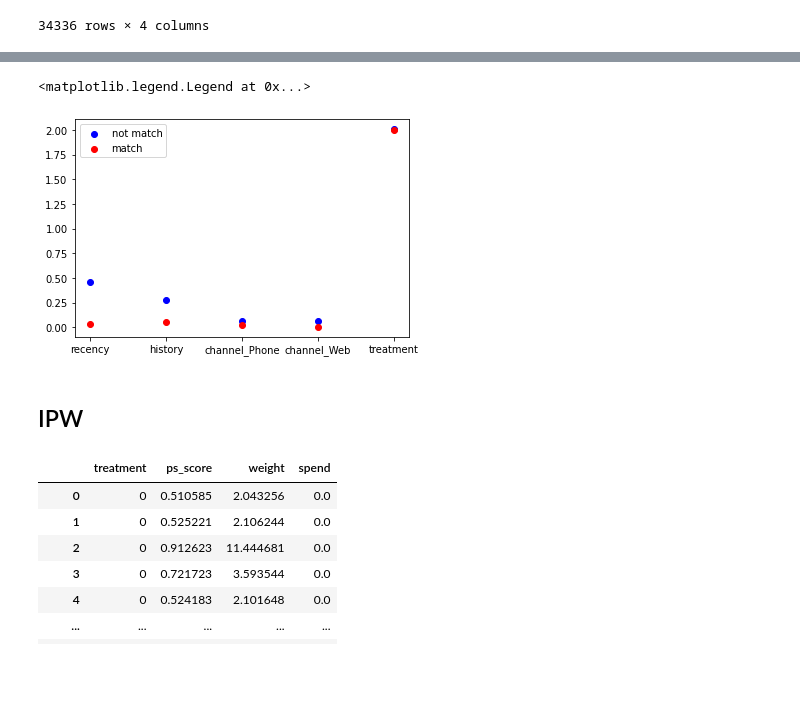
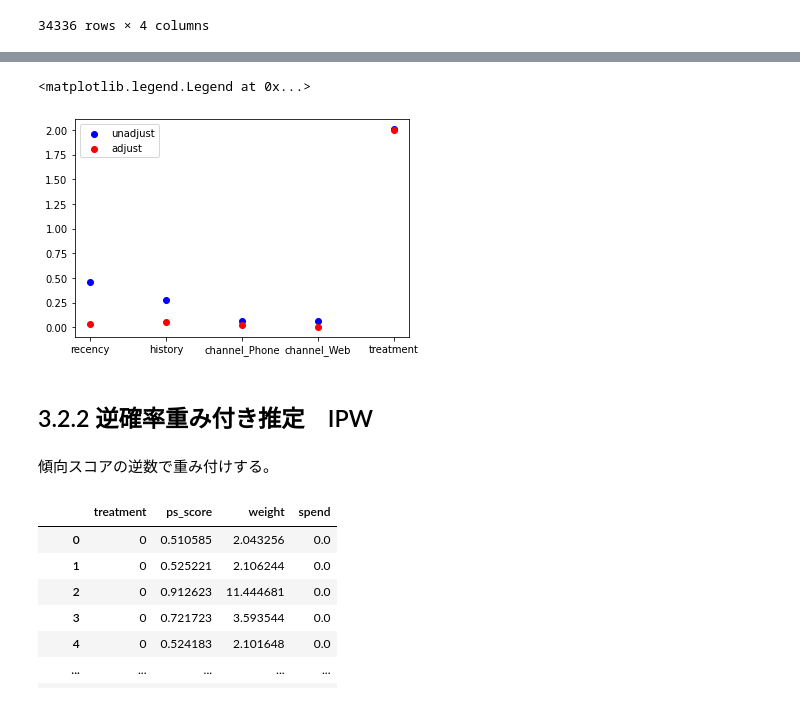
Before and after one commit to hatena-hanata/causal-effect, a Jupyter notebook: chapter_3.ipynb, the cells around one changed output, grey strips where cells are left out. Drawn from its saved outputs; the diff is of its cells as text; code cells hidden in the pictures; blank space fills up the shorter version.

```diff
--- a/chapter_3.ipynb
+++ b/chapter_3.ipynb
@@ -94,2 +145,3 @@ Warnings:
 # %%
-df = pd.concat([X, y], axis=1)
+unadjust = pd.concat([X, y], axis=1)
+unadjust.head()
@@ -96,19 +155,21 @@ df = pd.concat([X, y], axis=1)
 # %%
 import matplotlib.pyplot as plt
 
-k = (df.query('treatment == 1').mean() - df.query('treatment == 0').mean()) / df.std()
-plt.scatter(k.index, k.abs(), color='blue', label='not match')
+asam_unadjust = (unadjust.query('treatment == 1').mean() - unadjust.query('treatment == 0').mean()) / unadjust.std()
+plt.scatter(asam_unadjust.index, asam_unadjust.abs(), color='blue', label='unadjust')
 
-kk = match.merge(X.reset_index(), on='index', how='left')[['treatment', 'recency', 'history', 'channel_Phone', 'channel_Web']]
-kkk = (kk.query('treatment == 1').mean() - kk.query('treatment == 0').mean()) / kk.std()
-plt.scatter(kkk.index, kkk.abs(), color='red', label='match')
+adjust = match.merge(X.reset_index(), on='index', how='left')[['treatment', 'recency', 'history', 'channel_Phone', 'channel_Web']]
+asam_adjust = (adjust.query('treatment == 1').mean() - adjust.query('treatment == 0').mean()) / adjust.std()
+plt.scatter(asam_adjust.index, asam_adjust.abs(), color='red', label='adjust')
 
 plt.legend()
 # %% [output]
 <matplotlib.legend.Legend at 0x...>
-[figure, old version]
+[figure, new version]
 # %% [markdown]
-## IPW
+## 3.2.2 逆確率重み付き推定　IPW
+# %% [markdown]
+傾向スコアの逆数で重み付けする。
 # %%
 import pandas as pd
 from sklearn.linear_model import LogisticRegression
```
Also changed, not shown: parts of 27 cells of this notebook.
